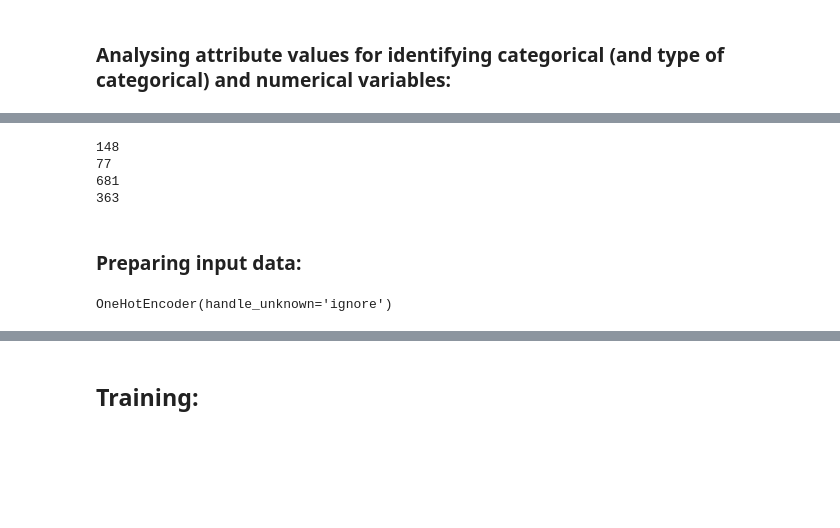
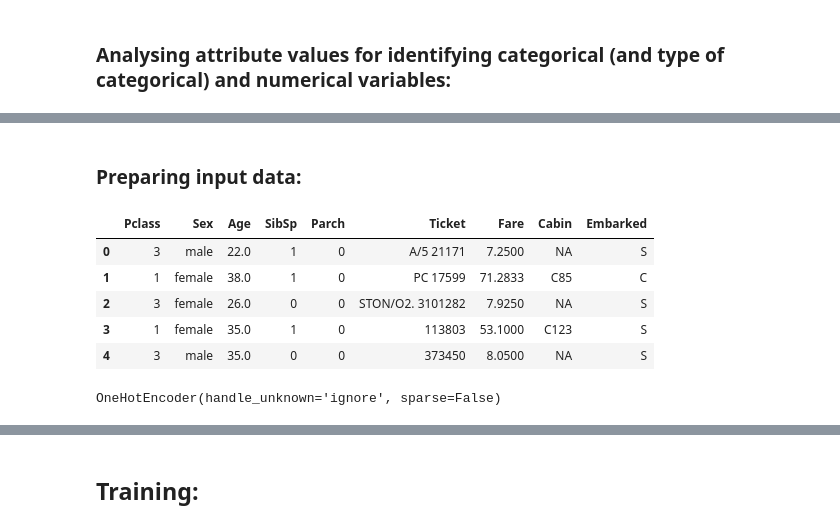
Before and after one commit to Kalyani011/Kaggle-TitanicSurvivalClassification, a Jupyter notebook: titanicdisastersurvival.ipynb, the cells around one changed output, grey strips where cells are left out. Drawn from its saved outputs; the diff is of its cells as text; code cells hidden in the pictures; blank space fills up the shorter version.

```diff
--- a/titanicdisastersurvival.ipynb
+++ b/titanicdisastersurvival.ipynb
@@ -62,4 +121,4 @@ memory usage: 36.0+ KB
 # %% [markdown]
 ### Handling NaN fields:
 # %%
-values = {"Age": -1, "Cabin": 'NA', "Embarked": 'NA', "Fare": -1}
+values = {"Age":0, "Cabin": 'NA', "Embarked": 'NA'}
@@ -128,14 +154,3 @@ print(len(pd.unique(train.Cabin)))
-# %%
-print(len(pd.unique(train.Cabin)))
-print(len(pd.unique(test.Cabin)))
-
-print(len(pd.unique(train.Ticket)))
-print(len(pd.unique(test.Ticket)))
-# %% [output]
-148
-77
-681
-363
 # %%
 # Categorical Variables to be considered: Sex, Ticket, Cabin, Embarked
 # All are nominal categorical variables, cabin may be considered ordinal, however some passengers have multiple cabin values,
@@ -156,7 +171,16 @@ temp_test = test.copy()[features]
+# %%
+temp.head()
+# %% [output]
+|  | Pclass | Sex | Age | SibSp | Parch | Ticket | Fare | Cabin | Embarked |
+| 0 | 3 | male | 22.0 | 1 | 0 | A/5 21171 | 7.2500 | NA | S |
+| 1 | 1 | female | 38.0 | 1 | 0 | PC 17599 | 71.2833 | C85 | C |
+| 2 | 3 | female | 26.0 | 0 | 0 | STON/O2. 3101282 | 7.9250 | NA | S |
+| 3 | 1 | female | 35.0 | 1 | 0 | 113803 | 53.1000 | C123 | S |
+| 4 | 3 | male | 35.0 | 0 | 0 | 373450 | 8.0500 | NA | S |
 # %%
 from sklearn.preprocessing import OneHotEncoder
-onehot_encoder = OneHotEncoder(handle_unknown='ignore')
+onehot_encoder = OneHotEncoder(handle_unknown='ignore', sparse=False)
 onehot_encoder.fit(temp)
 # %% [output]
-OneHotEncoder(handle_unknown='ignore')
+OneHotEncoder(handle_unknown='ignore', sparse=False)
 # %%
```
Also changed, not shown: parts of 22 cells of this notebook.
